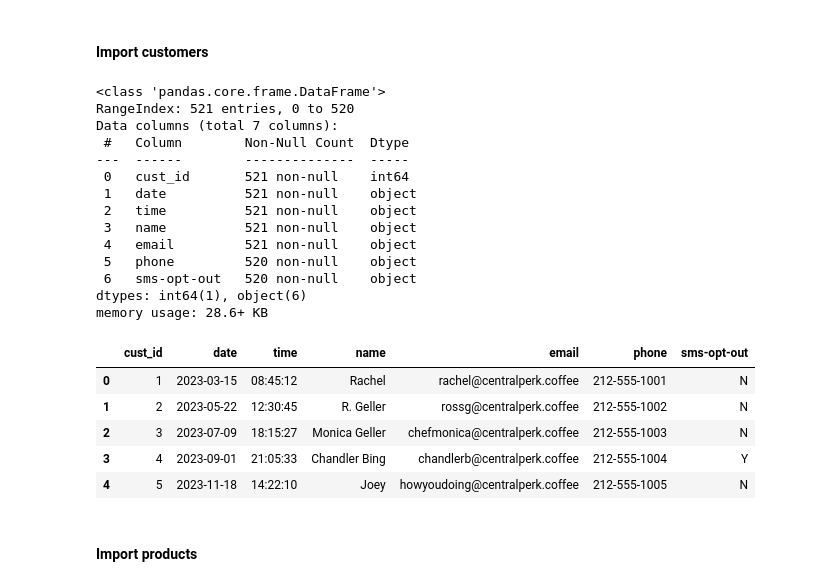
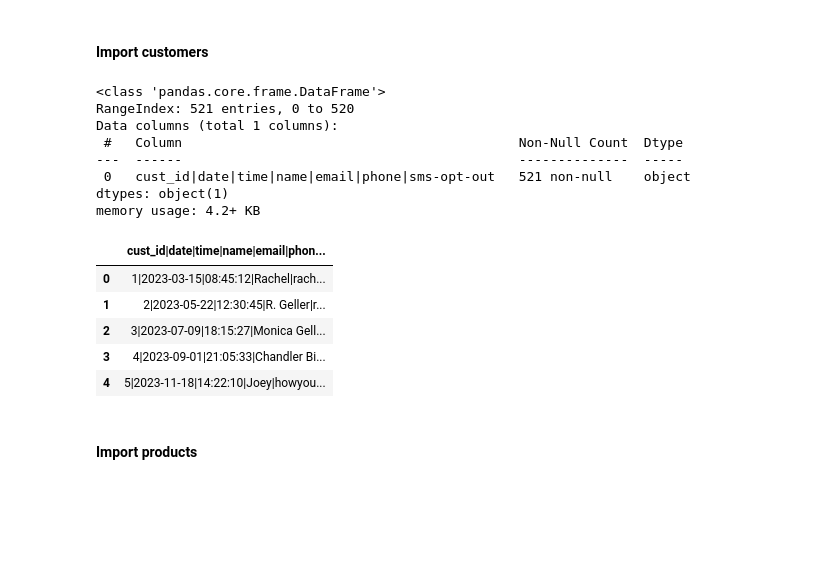
Before and after one commit to Samnola/Capstone_2, a Jupyter notebook: Martinez_sales_analysis.ipynb, the cells around one changed output. Cells and saved outputs as stored; diff of their text form; code cells hidden in the pictures; blank space fills up the shorter version.

```diff
--- a/Martinez_sales_analysis.ipynb
+++ b/Martinez_sales_analysis.ipynb
@@ -12,30 +12,24 @@ import matplotlib.pyplot as plt
 # %% [markdown]
 #### Import customers
 # %%
-customers = pd.read_csv('EmporiUm_files/customer_list.csv',sep='|')
+customers = pd.read_csv('EmporiUm_files/customer_list.csv')
 customers.info()
 customers.head()
 # %% [output]
 <class 'pandas.core.frame.DataFrame'>
 RangeIndex: 521 entries, 0 to 520
-Data columns (total 7 columns):
- #   Column        Non-Null Count  Dtype
----  ------        --------------  -----
- 0   cust_id       521 non-null    int64
- 1   date          521 non-null    object
- 2   time          521 non-null    object
- 3   name          521 non-null    object
- 4   email         521 non-null    object
- 5   phone         520 non-null    object
- 6   sms-opt-out   520 non-null    object
-dtypes: int64(1), object(6)
-memory usage: 28.6+ KB
+Data columns (total 1 columns):
+ #   Column                                           Non-Null Count  Dtype
+---  ------                                           --------------  -----
+ 0   cust_id|date|time|name|email|phone|sms-opt-out   521 non-null    object
+dtypes: object(1)
+memory usage: 4.2+ KB
-|  | cust_id | date | time | name | email | phone | sms-opt-out |
-| 0 | 1 | 2023-03-15 | 08:45:12 | Rachel | rachel@centralperk.coffee | 212-555-1001 | N |
-| 1 | 2 | 2023-05-22 | 12:30:45 | R. Geller | rossg@centralperk.coffee | 212-555-1002 | N |
-| 2 | 3 | 2023-07-09 | 18:15:27 | Monica Geller | chefmonica@centralperk.coffee | 212-555-1003 | N |
-| 3 | 4 | 2023-09-01 | 21:05:33 | Chandler Bing | chandlerb@centralperk.coffee | 212-555-1004 | Y |
-| 4 | 5 | 2023-11-18 | 14:22:10 | Joey | howyoudoing@centralperk.coffee | 212-555-1005 | N |
+|  | cust_id|date|time|name|email|phon... |
+| 0 | 1|2023-03-15|08:45:12|Rachel|rach... |
+| 1 | 2|2023-05-22|12:30:45|R. Geller|r... |
+| 2 | 3|2023-07-09|18:15:27|Monica Gell... |
+| 3 | 4|2023-09-01|21:05:33|Chandler Bi... |
+| 4 | 5|2023-11-18|14:22:10|Joey|howyou... |
 # %% [markdown]
 #### Import products
 # %%
```
Also changed, not shown: parts of 6 cells of this notebook.
